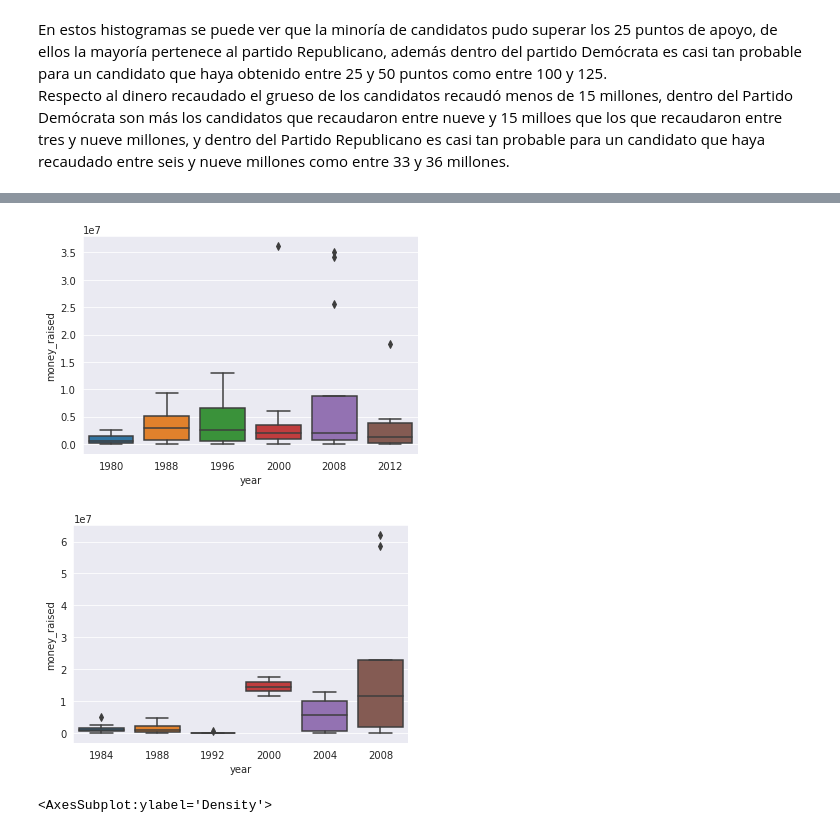
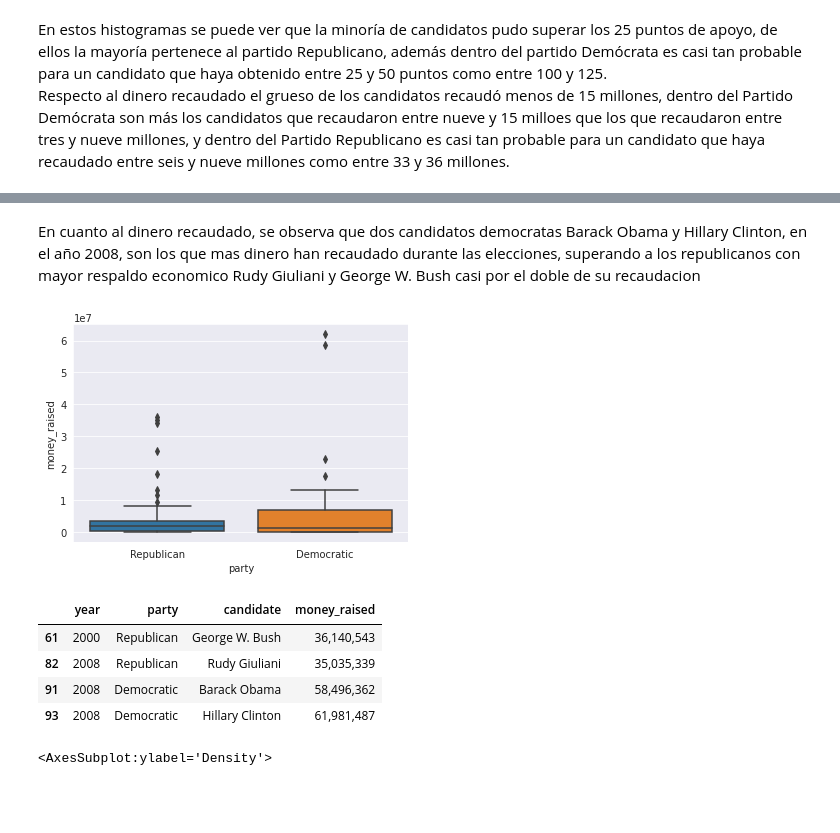
Before and after one commit to 1gnacio/orgadatos-kaggle-tp1, a Jupyter notebook: notebook707f668b56.ipynb, the cells around one changed output, grey strips where cells are left out. Cells and saved outputs as stored; diff of their text form; code cells hidden in the pictures; blank space fills up the shorter version.

```diff
--- a/notebook707f668b56.ipynb
+++ b/notebook707f668b56.ipynb
@@ -378,11 +421,18 @@ Respecto al dinero recaudado el grueso de los candidatos recaudó menos de 15 mi
+# %% [markdown]
+En cuanto al dinero recaudado, se observa que dos candidatos democratas Barack Obama y Hillary Clinton, en el año 2008, son los que mas dinero han recaudado durante las elecciones, superando a los republicanos con mayor respaldo economico Rudy Giuliani y George W. Bush casi por el doble de su recaudacion
 # %%
-ax = sns.boxplot(x='year', y= 'money_raised', data=data_rep)
+ax = sns.boxplot(x='party', y= 'money_raised', data=data)
 # %% [output]
-[figure, old version]
+[figure, new version]
-# %%
-ax = sns.boxplot(x='year', y= 'money_raised', data=data_dem)
-# %% [output]
-[figure, removed]
+# %%
+data_filter = data[data['candidate'].isin(['Barack Obama', 'Hillary Clinton', 'Rudy Giuliani', 'George W. Bush'])]
+data_filter[['year', 'party', 'candidate', 'money_raised']].style.format({"money_raised": "{:,.0f}"})
+# %% [output]
+|  | year | party | candidate | money_raised |
+| 61 | 2000 | Republican | George W. Bush | 36,140,543 |
+| 82 | 2008 | Republican | Rudy Giuliani | 35,035,339 |
+| 91 | 2008 | Democratic | Barack Obama | 58,496,362 |
+| 93 | 2008 | Democratic | Hillary Clinton | 61,981,487 |
 # %%
 data_rep['primary_vote_percentage'].plot.kde(figsize=(15,9), xlim=(0, 115))
 data_dem['primary_vote_percentage'].plot.kde()
```
Also changed, not shown: parts of 20 cells of this notebook.
